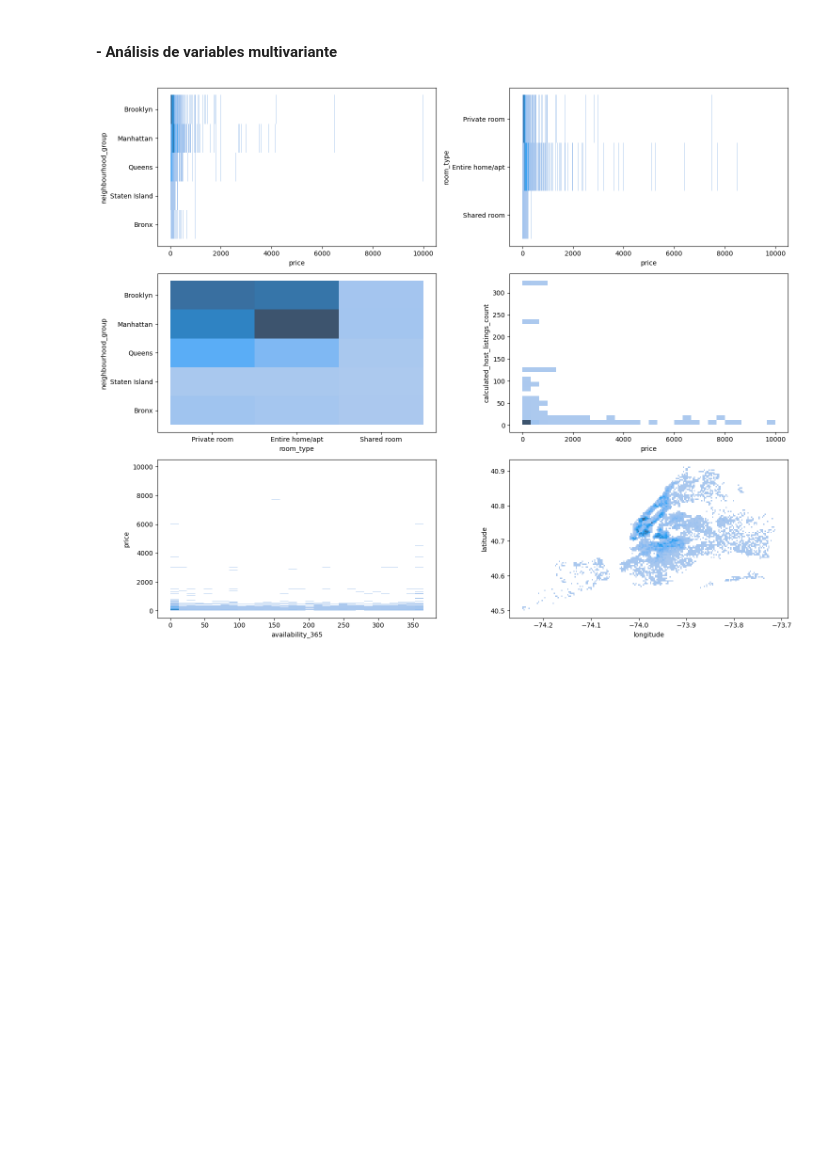
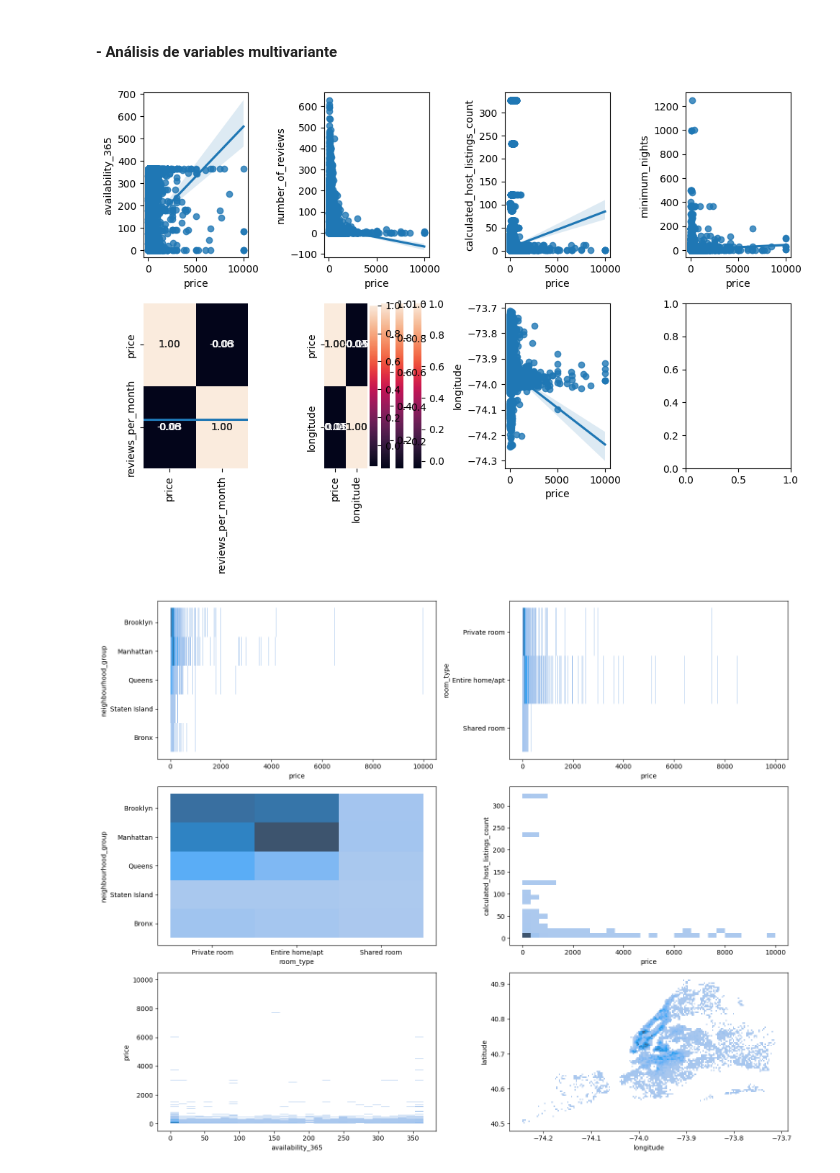
Before and after one commit to Pilizmt/machine-learning-python-template-pilarzarco, a Jupyter notebook: src/explore.ipynb, the cells around one changed output. Cells and saved outputs as stored; diff of their text form; code cells hidden in the pictures; blank space fills up the shorter version.

```diff
--- a/src/explore.ipynb
+++ b/src/explore.ipynb
@@ -102,3 +127,32 @@ ValueError: Could not interpret value `calculated_host_listings_count   ` for `x
+# %%
+fig, axis = plt.subplots(2, 4, figsize = (10, 7))
+
+# Crear un diagrama de dispersión múltiple
+sns.regplot(ax = axis[0, 0], data = df, x = "price", y = "availability_365")
+sns.heatmap(df[["price", "availability_365"]].corr(), annot = True, fmt = ".2f", ax = axis[1, 0], cbar = False)
+
+sns.regplot(ax = axis[0, 1], data = df, x = "price", y = "number_of_reviews")
+sns.heatmap(df[["price", "number_of_reviews"]].corr(), annot = True, fmt = ".2f", ax = axis[1, 1])
+
+sns.regplot(ax = axis[0, 2], data = df, x = "price", y = "calculated_host_listings_count")
+sns.heatmap(df[["price", "calculated_host_listings_count"]].corr(), annot = True, fmt = ".2f", ax = axis[1, 0], cbar = False)
+
+sns.regplot(ax = axis[0, 3], data = df, x = "price", y = "minimum_nights")
+sns.heatmap(df[["price", "minimum_nights"]].corr(), annot = True, fmt = ".2f", ax = axis[1, 1])
+
+sns.regplot(ax = axis[1, 0], data = df, x = "price", y = "reviews_per_month")
+sns.heatmap(df[["price", "reviews_per_month"]].corr(), annot = True, fmt = ".2f", ax = axis[1, 0], cbar = False)
+
+sns.regplot(ax = axis[1, 1], data = df, x = "price", y = "latitude")
+sns.heatmap(df[["price", "latitude"]].corr(), annot = True, fmt = ".2f", ax = axis[1, 1])
+
+sns.regplot(ax = axis[1, 2], data = df, x = "price", y = "longitude")
+sns.heatmap(df[["price", "longitude"]].corr(), annot = True, fmt = ".2f", ax = axis[1, 1])
+
+plt.tight_layout()
+plt.show()
+# %% [output]
+[figure, added]
 # %%
 
 fig, axis = plt.subplots(3, 2, figsize= (15, 12))
```
Also changed, not shown: parts of 9 cells of this notebook.
